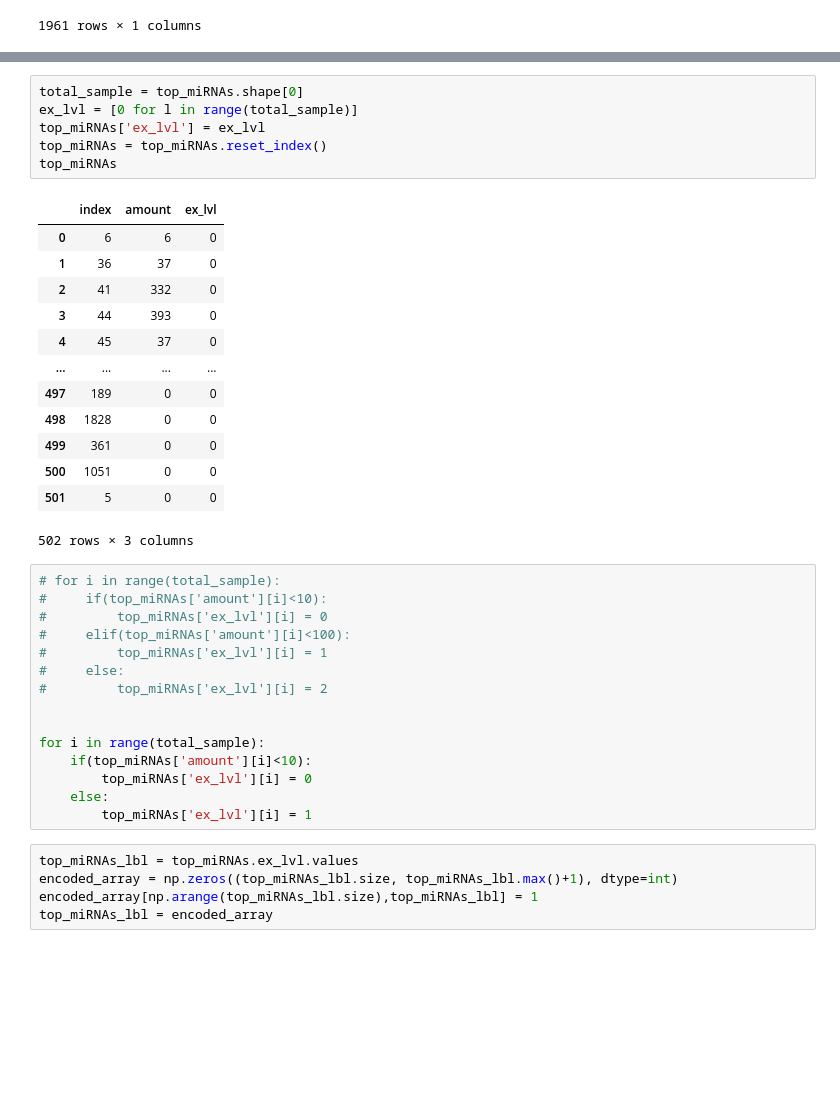
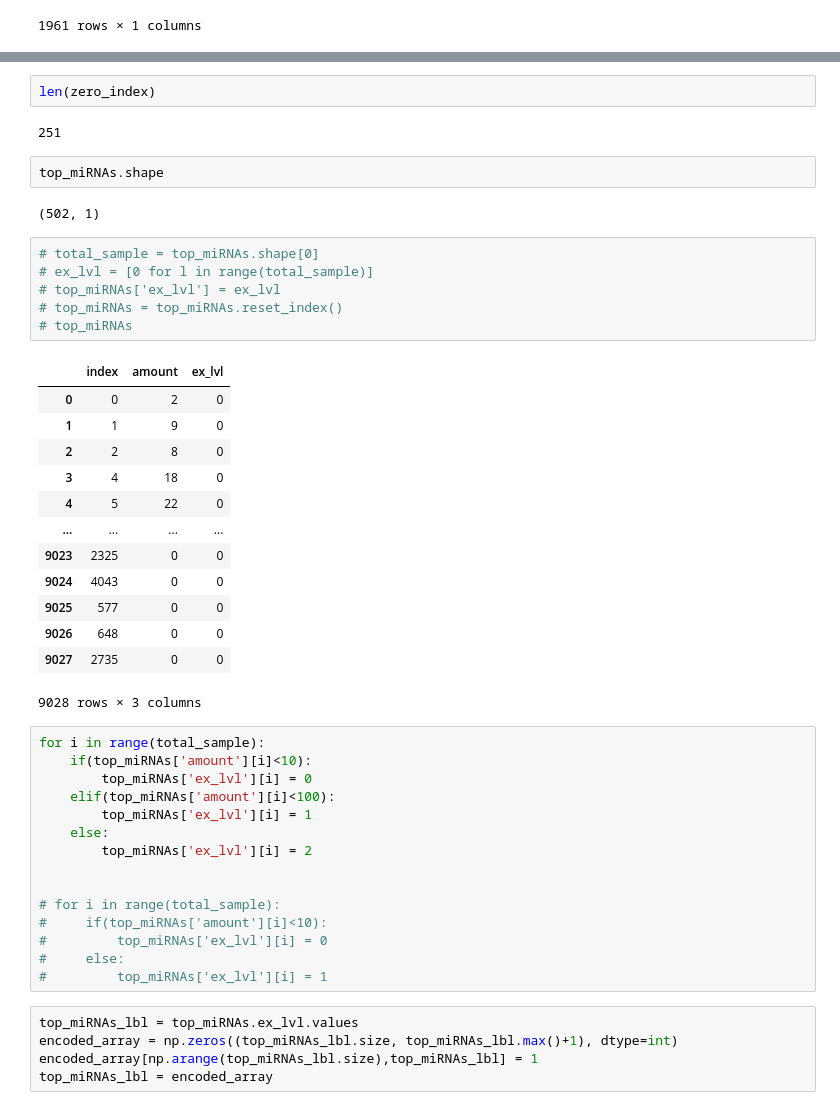
Before and after one commit to Fahim17/inferring-miRNA, a Jupyter notebook: prediction_model.ipynb, the cells around one changed output, grey strips where cells are left out. Cells and saved outputs as stored; diff of their text form; blank space fills up the shorter version.

```diff
--- a/prediction_model.ipynb
+++ b/prediction_model.ipynb
@@ -141,38 +152,46 @@ all_data, top_miRNAs = balance_data(all_data,top_miRNAs)
+# %%
+len(zero_index)
+# %% [output]
+251
+# %%
+top_miRNAs.shape
+# %% [output]
+(502, 1)
 # %%
-total_sample = top_miRNAs.shape[0]
-ex_lvl = [0 for l in range(total_sample)]
-top_miRNAs['ex_lvl'] = ex_lvl
-top_miRNAs = top_miRNAs.reset_index()
-top_miRNAs
+# total_sample = top_miRNAs.shape[0]
+# ex_lvl = [0 for l in range(total_sample)]
+# top_miRNAs['ex_lvl'] = ex_lvl
+# top_miRNAs = top_miRNAs.reset_index()
+# top_miRNAs
 # %% [output]
 |  | index | amount | ex_lvl |
-| 0 | 6 | 6 | 0 |
-| 1 | 36 | 37 | 0 |
-| 2 | 41 | 332 | 0 |
-| 3 | 44 | 393 | 0 |
-| 4 | 45 | 37 | 0 |
+| 0 | 0 | 2 | 0 |
+| 1 | 1 | 9 | 0 |
+| 2 | 2 | 8 | 0 |
+| 3 | 4 | 18 | 0 |
+| 4 | 5 | 22 | 0 |
 | ... | ... | ... | ... |
-| 497 | 189 | 0 | 0 |
-| 498 | 1828 | 0 | 0 |
-| 499 | 361 | 0 | 0 |
-| 500 | 1051 | 0 | 0 |
-| 501 | 5 | 0 | 0 |
+| 9023 | 2325 | 0 | 0 |
+| 9024 | 4043 | 0 | 0 |
+| 9025 | 577 | 0 | 0 |
+| 9026 | 648 | 0 | 0 |
+| 9027 | 2735 | 0 | 0 |
-502 rows × 3 columns
+9028 rows × 3 columns
 # %%
+for i in range(total_sample):
+    if(top_miRNAs['amount'][i]<10):
+        top_miRNAs['ex_lvl'][i] = 0
+    elif(top_miRNAs['amount'][i]<100):
+        top_miRNAs['ex_lvl'][i] = 1
+    else:
+        top_miRNAs['ex_lvl'][i] = 2
+
+
 # for i in range(total_sample):
 #     if(top_miRNAs['amount'][i]<10):
 #         top_miRNAs['ex_lvl'][i] = 0
-#     elif(top_miRNAs['amount'][i]<100):
+#     else:
 #         top_miRNAs['ex_lvl'][i] = 1
-#     else:
-#         top_miRNAs['ex_lvl'][i] = 2
-
-
-for i in range(total_sample):
-    if(top_miRNAs['amount'][i]<10):
-        top_miRNAs['ex_lvl'][i] = 0
-    else:
-        top_miRNAs['ex_lvl'][i] = 1
 # %%
 top_miRNAs_lbl = top_miRNAs.ex_lvl.values
 encoded_array = np.zeros((top_miRNAs_lbl.size, top_miRNAs_lbl.max()+1), dtype=int)
```
Also changed, not shown: parts of 14 cells of this notebook, 3 other files.
